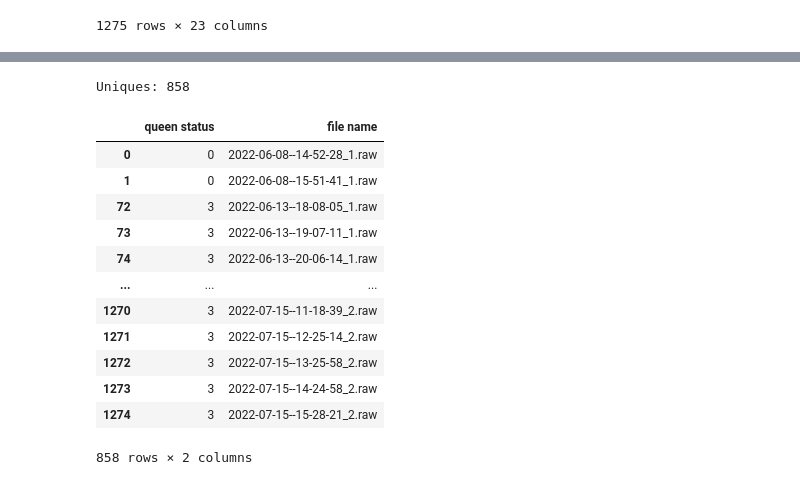
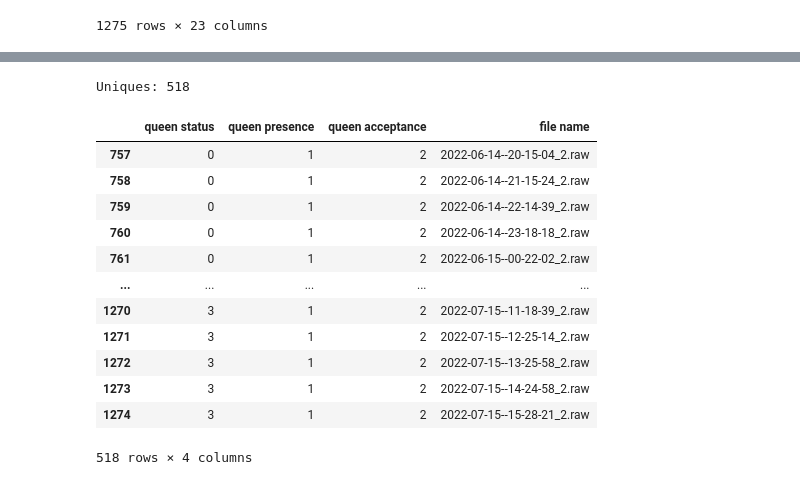
Before and after one commit to Lantain/HiveSound, a Jupyter notebook: sbcm_to_dataset.ipynb, the cells around one changed output, grey strips where cells are left out. Drawn from its saved outputs; the diff is of its cells as text; code cells hidden in the pictures.

```diff
--- a/sbcm_to_dataset.ipynb
+++ b/sbcm_to_dataset.ipynb
@@ -3,6 +3,7 @@
 import pandas as pd
 import os
 from src.dataset import create_sbcm_original, create_dir_split_from, create_segmented_dataset_from_dir
+HIVE = 1
 # %%
 df = pd.read_csv('./dataset/archive (1)/all_data_updated.csv', header=1)
 df
@@ -21,5 +22,6 @@ df
 | 1274 | 2 | 1 | 2022-07-15 15:28:21 | 31.55 | 27.90 | 1008.78 | 26.90 | ... |
 1275 rows × 23 columns
 # %%
-df_subset = df.drop(df[df['queen status'].isin([1, 2])].index)
-df_subset = df_subset[df_subset['hive number'].isin([1])]
+# df_subset = df.drop(df[df['queen status'].isin([1, 2])].index)
+if HIVE is not None:
+    df_subset = df[df['hive number'].isin([HIVE])]
@@ -40,22 +28,20 @@ df_subset = df_subset[df_subset['hive number'].isin([1])]
 # %%
-df_subset = df.drop(df[df['queen status'].isin([1, 2])].index)
-df_subset = df[['queen status', 'file name']]
-ddf = df_subset.sort_values('file name')
+df_subset = df_subset[['queen status', 'queen presence', 'queen acceptance', 'file name']]
 unique_file_names = df_subset['file name'].unique()
 print(f"Uniques: {unique_file_names.size}")
 df_subset
 # %% [output]
-Uniques: 858
+Uniques: 518
-|  | queen status | file name |
-| 0 | 0 | 2022-06-08--14-52-28_1.raw |
-| 1 | 0 | 2022-06-08--15-51-41_1.raw |
-| 72 | 3 | 2022-06-13--18-08-05_1.raw |
-| 73 | 3 | 2022-06-13--19-07-11_1.raw |
-| 74 | 3 | 2022-06-13--20-06-14_1.raw |
-| ... | ... | ... |
-| 1270 | 3 | 2022-07-15--11-18-39_2.raw |
-| 1271 | 3 | 2022-07-15--12-25-14_2.raw |
-| 1272 | 3 | 2022-07-15--13-25-58_2.raw |
-| 1273 | 3 | 2022-07-15--14-24-58_2.raw |
-| 1274 | 3 | 2022-07-15--15-28-21_2.raw |
+|  | queen status | queen presence | queen acceptance | file name |
+| 757 | 0 | 1 | 2 | 2022-06-14--20-15-04_2.raw |
+| 758 | 0 | 1 | 2 | 2022-06-14--21-15-24_2.raw |
+| 759 | 0 | 1 | 2 | 2022-06-14--22-14-39_2.raw |
+| 760 | 0 | 1 | 2 | 2022-06-14--23-18-18_2.raw |
+| 761 | 0 | 1 | 2 | 2022-06-15--00-22-02_2.raw |
+| ... | ... | ... | ... | ... |
+| 1270 | 3 | 1 | 2 | 2022-07-15--11-18-39_2.raw |
+| 1271 | 3 | 1 | 2 | 2022-07-15--12-25-14_2.raw |
+| 1272 | 3 | 1 | 2 | 2022-07-15--13-25-58_2.raw |
+| 1273 | 3 | 1 | 2 | 2022-07-15--14-24-58_2.raw |
+| 1274 | 3 | 1 | 2 | 2022-07-15--15-28-21_2.raw |
-858 rows × 2 columns
+518 rows × 4 columns
```
Also changed, not shown: parts of 4 cells of this notebook, 8 other files.
